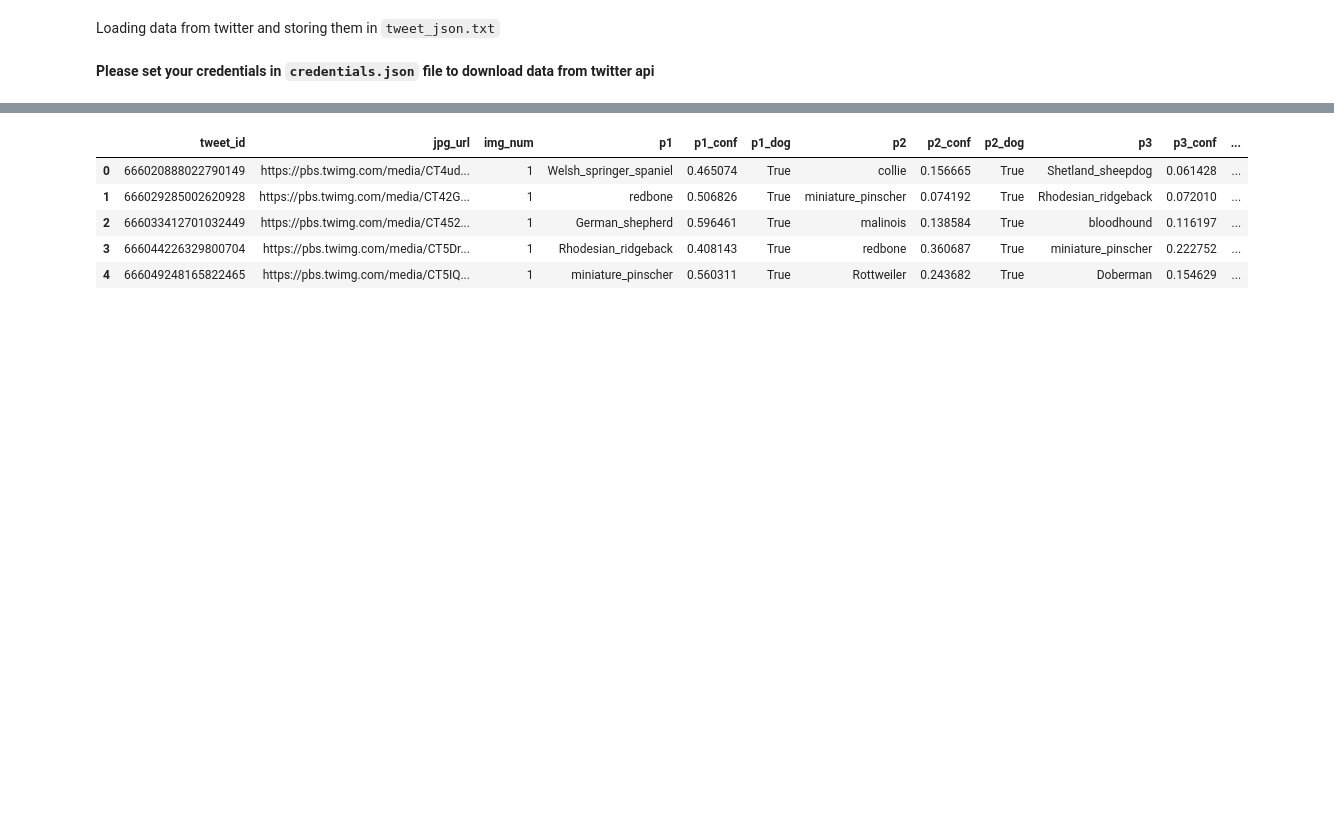
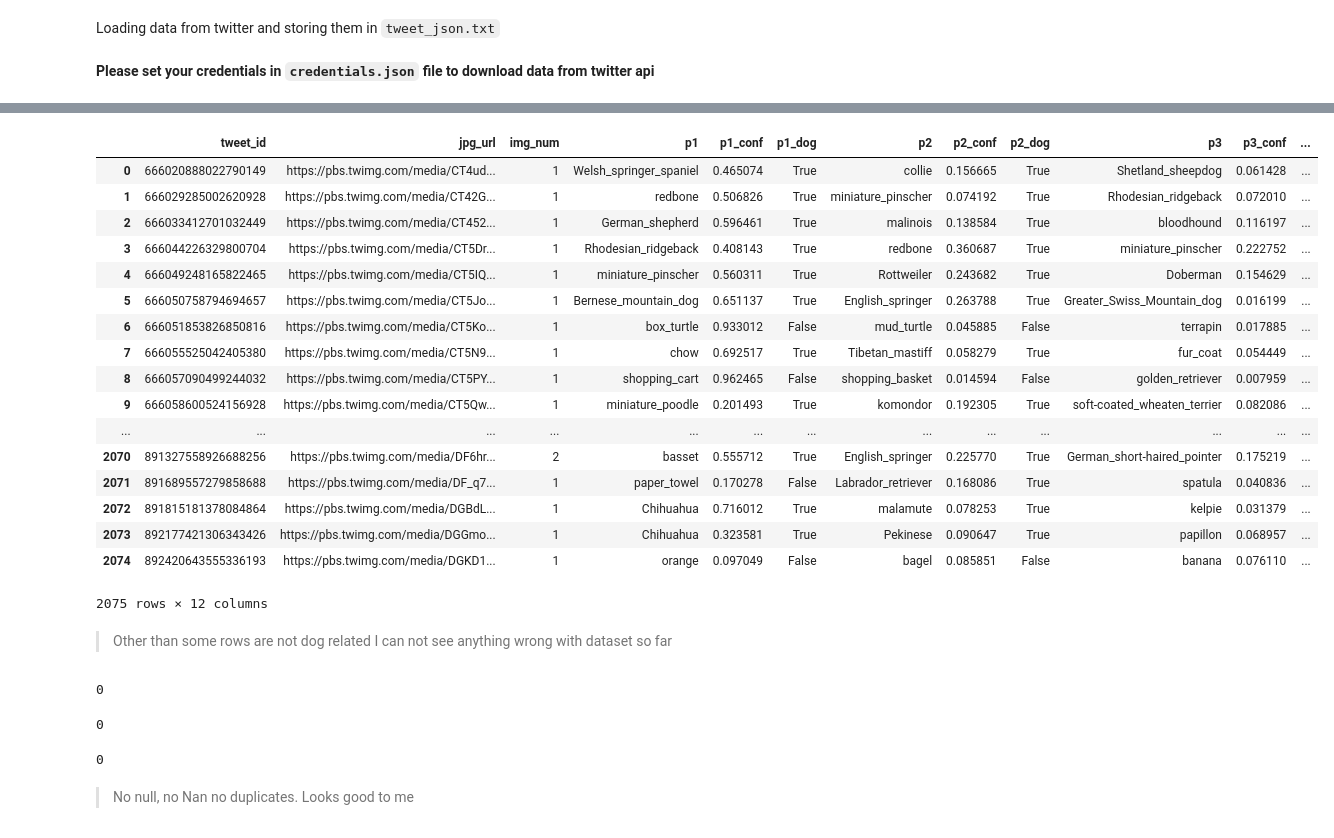
Before and after one commit to pe1te3son/wrangle_data_p3_t2, a Jupyter notebook: wrangle_act.ipynb, the cells around one changed output, grey strips where cells are left out. Drawn from its saved outputs; the diff is of its cells as text; code cells hidden in the pictures; blank space fills up the shorter version.

```diff
--- a/wrangle_act.ipynb
+++ b/wrangle_act.ipynb
@@ -42,9 +313,37 @@ img_predictions = pd.read_csv("image-predictions.tsv", sep="\t")
 # %%
-img_predictions.head()
+img_predictions
 # %% [output]
 |  | tweet_id | jpg_url | img_num | p1 | p1_conf | p1_dog | p2 | p2_conf | p2_dog | p3 | p3_conf | ... |
 | 0 | 666020888022790149 | https://pbs.twimg.com/media/CT4ud... | 1 | Welsh_springer_spaniel | 0.465074 | True | collie | 0.156665 | True | Shetland_sheepdog | 0.061428 | ... |
 | 1 | 666029285002620928 | https://pbs.twimg.com/media/CT42G... | 1 | redbone | 0.506826 | True | miniature_pinscher | 0.074192 | True | Rhodesian_ridgeback | 0.072010 | ... |
 | 2 | 666033412701032449 | https://pbs.twimg.com/media/CT452... | 1 | German_shepherd | 0.596461 | True | malinois | 0.138584 | True | bloodhound | 0.116197 | ... |
 | 3 | 666044226329800704 | https://pbs.twimg.com/media/CT5Dr... | 1 | Rhodesian_ridgeback | 0.408143 | True | redbone | 0.360687 | True | miniature_pinscher | 0.222752 | ... |
 | 4 | 666049248165822465 | https://pbs.twimg.com/media/CT5IQ... | 1 | miniature_pinscher | 0.560311 | True | Rottweiler | 0.243682 | True | Doberman | 0.154629 | ... |
+| 5 | 666050758794694657 | https://pbs.twimg.com/media/CT5Jo... | 1 | Bernese_mountain_dog | 0.651137 | True | English_springer | 0.263788 | True | Greater_Swiss_Mountain_dog | 0.016199 | ... |
+| 6 | 666051853826850816 | https://pbs.twimg.com/media/CT5Ko... | 1 | box_turtle | 0.933012 | False | mud_turtle | 0.045885 | False | terrapin | 0.017885 | ... |
+| 7 | 666055525042405380 | https://pbs.twimg.com/media/CT5N9... | 1 | chow | 0.692517 | True | Tibetan_mastiff | 0.058279 | True | fur_coat | 0.054449 | ... |
+| 8 | 666057090499244032 | https://pbs.twimg.com/media/CT5PY... | 1 | shopping_cart | 0.962465 | False | shopping_basket | 0.014594 | False | golden_retriever | 0.007959 | ... |
+| 9 | 666058600524156928 | https://pbs.twimg.com/media/CT5Qw... | 1 | miniature_poodle | 0.201493 | True | komondor | 0.192305 | True | soft-coated_wheaten_terrier | 0.082086 | ... |
+| ... | ... | ... | ... | ... | ... | ... | ... | ... | ... | ... | ... | ... |
+| 2070 | 891327558926688256 | https://pbs.twimg.com/media/DF6hr... | 2 | basset | 0.555712 | True | English_springer | 0.225770 | True | German_short-haired_pointer | 0.175219 | ... |
+| 2071 | 891689557279858688 | https://pbs.twimg.com/media/DF_q7... | 1 | paper_towel | 0.170278 | False | Labrador_retriever | 0.168086 | True | spatula | 0.040836 | ... |
+| 2072 | 891815181378084864 | https://pbs.twimg.com/media/DGBdL... | 1 | Chihuahua | 0.716012 | True | malamute | 0.078253 | True | kelpie | 0.031379 | ... |
+| 2073 | 892177421306343426 | https://pbs.twimg.com/media/DGGmo... | 1 | Chihuahua | 0.323581 | True | Pekinese | 0.090647 | True | papillon | 0.068957 | ... |
+| 2074 | 892420643555336193 | https://pbs.twimg.com/media/DGKD1... | 1 | orange | 0.097049 | False | bagel | 0.085851 | False | banana | 0.076110 | ... |
+2075 rows × 12 columns
+# %% [markdown]
+> Other than some rows are not dog related I can not see anything wrong with dataset so far
+# %%
+img_predictions.isnull().any().sum()
+# %% [output]
+0
+# %%
+img_predictions.isna().any().sum()
+# %% [output]
+0
+# %%
+img_predictions.duplicated().sum()
+# %% [output]
+0
+# %% [markdown]
+> No null, no Nan no duplicates. Looks good to me
```
Also changed, not shown: parts of 39 cells of this notebook, 1 other file.
